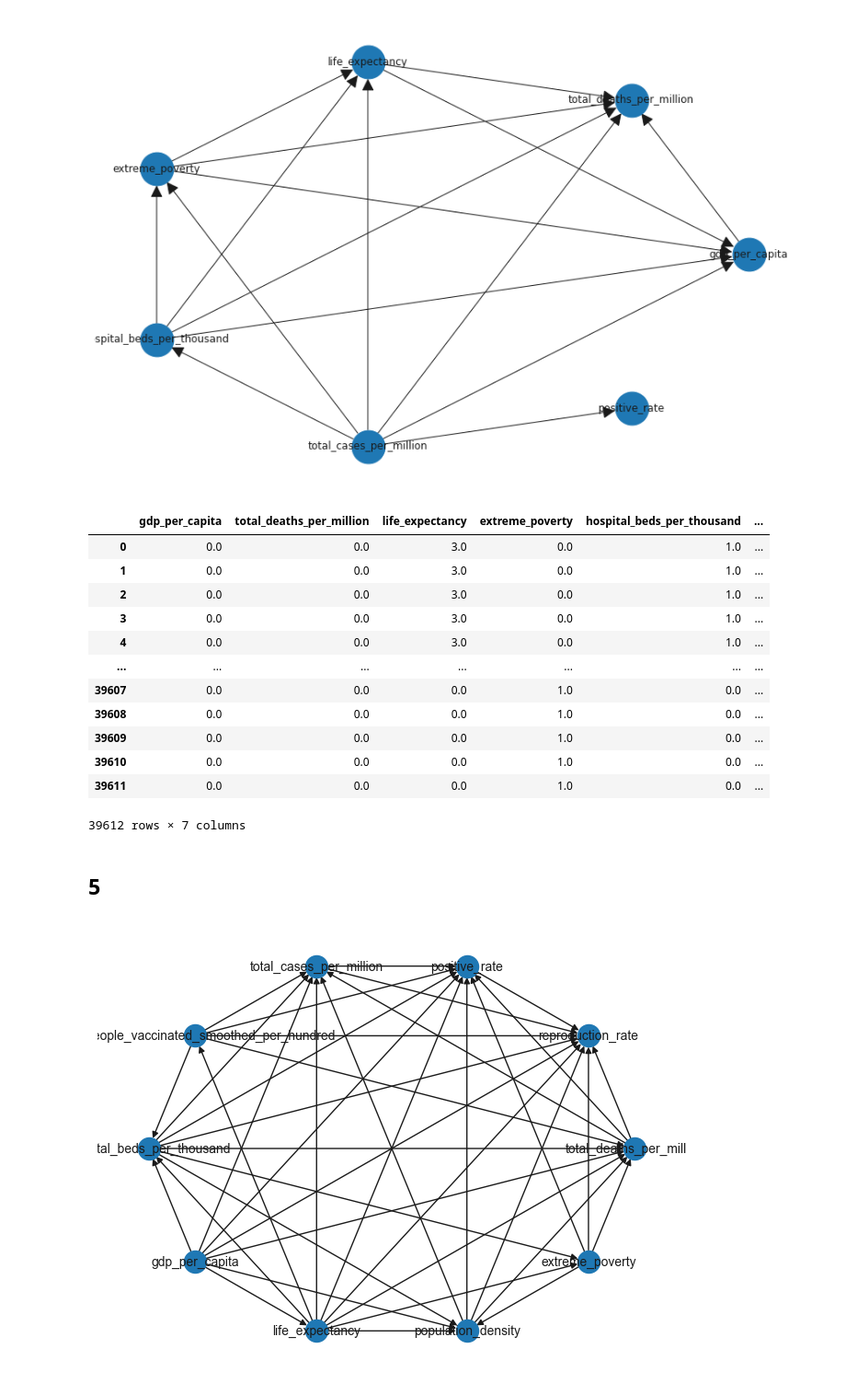
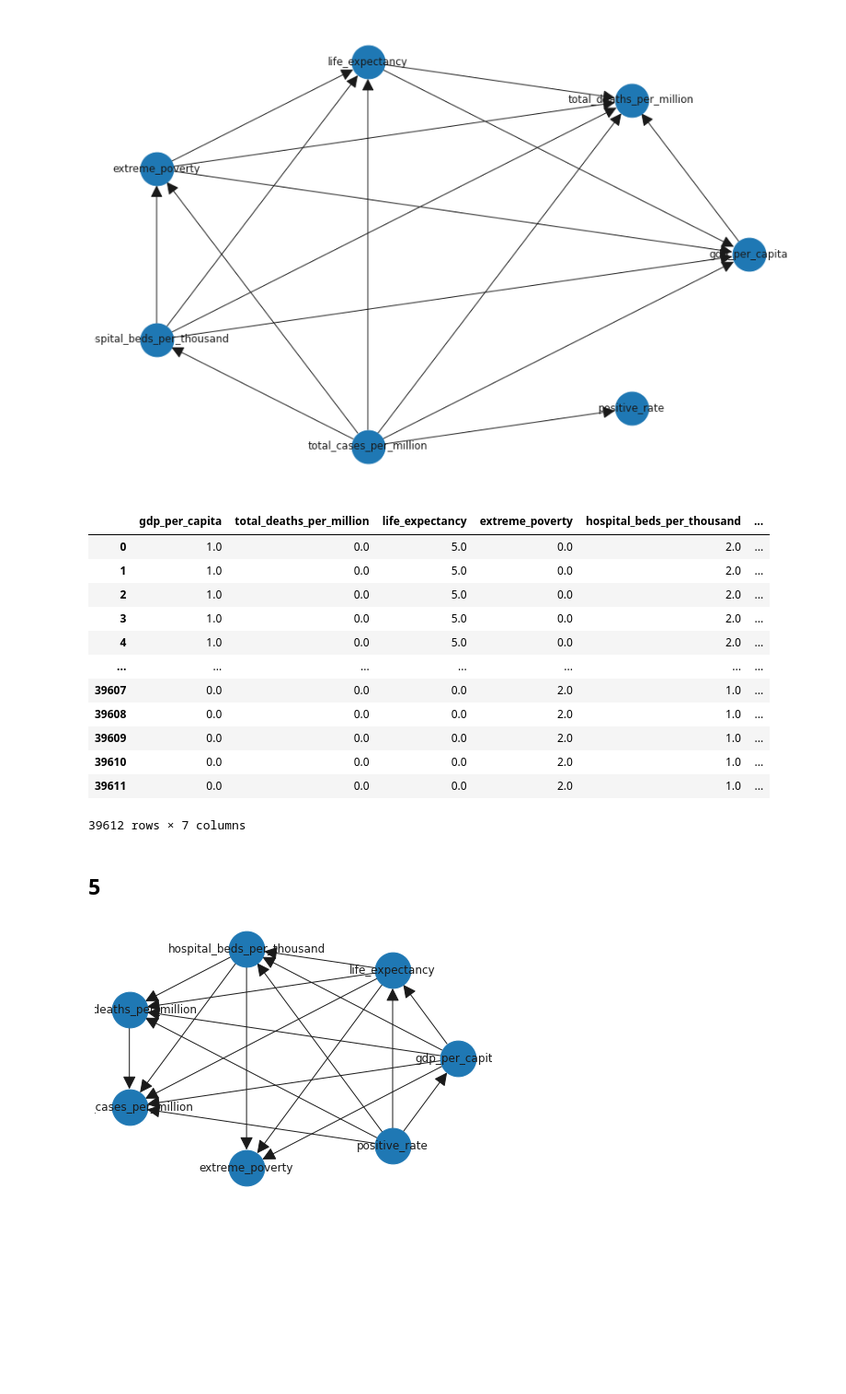
Before and after one commit to D3lph1/methods-and-models-for-multivariate-data-analysis, a Jupyter notebook: Lab 3/lab_3_notebook.ipynb, the cells around one changed output. Shown at 92% size. Cells and saved outputs as stored; diff of their text form; code cells hidden in the pictures; blank space fills up the shorter version.

```diff
--- a/Lab 3/lab_3_notebook.ipynb
+++ b/Lab 3/lab_3_notebook.ipynb
@@ -40,7 +40,7 @@ def f(x):
 def g(x, mu, sigma):
     return 1/np.sqrt(2*np.pi)/sigma * np.exp(-0.5*((x-mu)/sigma)**2)
 # %%
-data = pd.read_csv('owid-covid-data.csv')
+data = pd.read_csv('/opt/notebooks/owid-covid-data.csv')
 data
 # %% [output]
 |  | iso_code | continent | location | date | total_cases | new_cases | new_cases_smoothed | total_deaths | ... |
@@ -227,24 +227,24 @@ plt.show()
 subdata = df[[node for node in our_model.nodes()]]
 # %%
 transformed_data = subdata.copy()
-bins = KBinsDiscretizer(n_bins=5, encode='ordinal', strategy='kmeans')
+bins = KBinsDiscretizer(n_bins=7, encode='ordinal', strategy='kmeans')
 data_discrete = bins.fit_transform(subdata.values)
 # %%
 data_discrete = pd.DataFrame(data_discrete, columns=subdata.columns,index=subdata.index)
 data_discrete
 # %% [output]
 |  | gdp_per_capita | total_deaths_per_million | life_expectancy | extreme_poverty | hospital_beds_per_thousand | ... |
-| 0 | 0.0 | 0.0 | 3.0 | 0.0 | 1.0 | ... |
-| 1 | 0.0 | 0.0 | 3.0 | 0.0 | 1.0 | ... |
-| 2 | 0.0 | 0.0 | 3.0 | 0.0 | 1.0 | ... |
-| 3 | 0.0 | 0.0 | 3.0 | 0.0 | 1.0 | ... |
-| 4 | 0.0 | 0.0 | 3.0 | 0.0 | 1.0 | ... |
+| 0 | 1.0 | 0.0 | 5.0 | 0.0 | 2.0 | ... |
+| 1 | 1.0 | 0.0 | 5.0 | 0.0 | 2.0 | ... |
+| 2 | 1.0 | 0.0 | 5.0 | 0.0 | 2.0 | ... |
+| 3 | 1.0 | 0.0 | 5.0 | 0.0 | 2.0 | ... |
+| 4 | 1.0 | 0.0 | 5.0 | 0.0 | 2.0 | ... |
 | ... | ... | ... | ... | ... | ... | ... |
-| 39607 | 0.0 | 0.0 | 0.0 | 1.0 | 0.0 | ... |
-| 39608 | 0.0 | 0.0 | 0.0 | 1.0 | 0.0 | ... |
-| 39609 | 0.0 | 0.0 | 0.0 | 1.0 | 0.0 | ... |
-| 39610 | 0.0 | 0.0 | 0.0 | 1.0 | 0.0 | ... |
-| 39611 | 0.0 | 0.0 | 0.0 | 1.0 | 0.0 | ... |
+| 39607 | 0.0 | 0.0 | 0.0 | 2.0 | 1.0 | ... |
+| 39608 | 0.0 | 0.0 | 0.0 | 2.0 | 1.0 | ... |
+| 39609 | 0.0 | 0.0 | 0.0 | 2.0 | 1.0 | ... |
+| 39610 | 0.0 | 0.0 | 0.0 | 2.0 | 1.0 | ... |
+| 39611 | 0.0 | 0.0 | 0.0 | 2.0 | 1.0 | ... |
 39612 rows × 7 columns
 # %%
 from pgmpy.estimators import MaximumLikelihoodEstimator
@@ -252,33 +252,13 @@ from pgmpy.estimators import MaximumLikelihoodEstimator
 our_model.fit(data_discrete, estimator=MaximumLikelihoodEstimator)
 # %% [markdown]
 ## 5
-# %%
-#transformation
-
-transformed_data = copy(df)
-est = KBinsDiscretizer(n_bins=5, encode='ordinal', strategy='kmeans')
-data_discrete = est.fit_transform(df.values)
-transformed_data[[
-            'total_deaths_per_million',
-            'positive_rate',
-            'reproduction_rate',
-            'new_people_vaccinated_smoothed_per_hundred',
-            'gdp_per_capita',
-            'population_density',
-            'life_expectancy',
-            'extreme_poverty',
-            'hospital_beds_per_thousand',
-            'total_cases_per_million'
-            ]] = data_discrete
+# %%
+hc = HillClimbSearch(data_discrete)
+model_K2 = hc.estimate(scoring_method=K2Score(data_discrete))
 # %%
-#k2 model
-
-hc = HillClimbSearch(transformed_data)
-model_K2 = hc.estimate(scoring_method=K2Score(transformed_data))
-
 G_K2 = nx.DiGraph()
 G_K2.add_edges_from(model_K2.edges())
-pos = nx.layout.circular_layout(G_K2)
-nx.draw(G_K2, pos, with_labels=True, font_weight='light', font_size=10)
+positions = nx.layout.circular_layout(G_K2)
+nx.draw(G_K2, positions, with_labels=True, node_size=1500, arrowsize=30)
 # %% [output]
-[figure, old version]
+[figure, new version]
```
Also changed, not shown: parts of 23 cells of this notebook, 2 other files.
